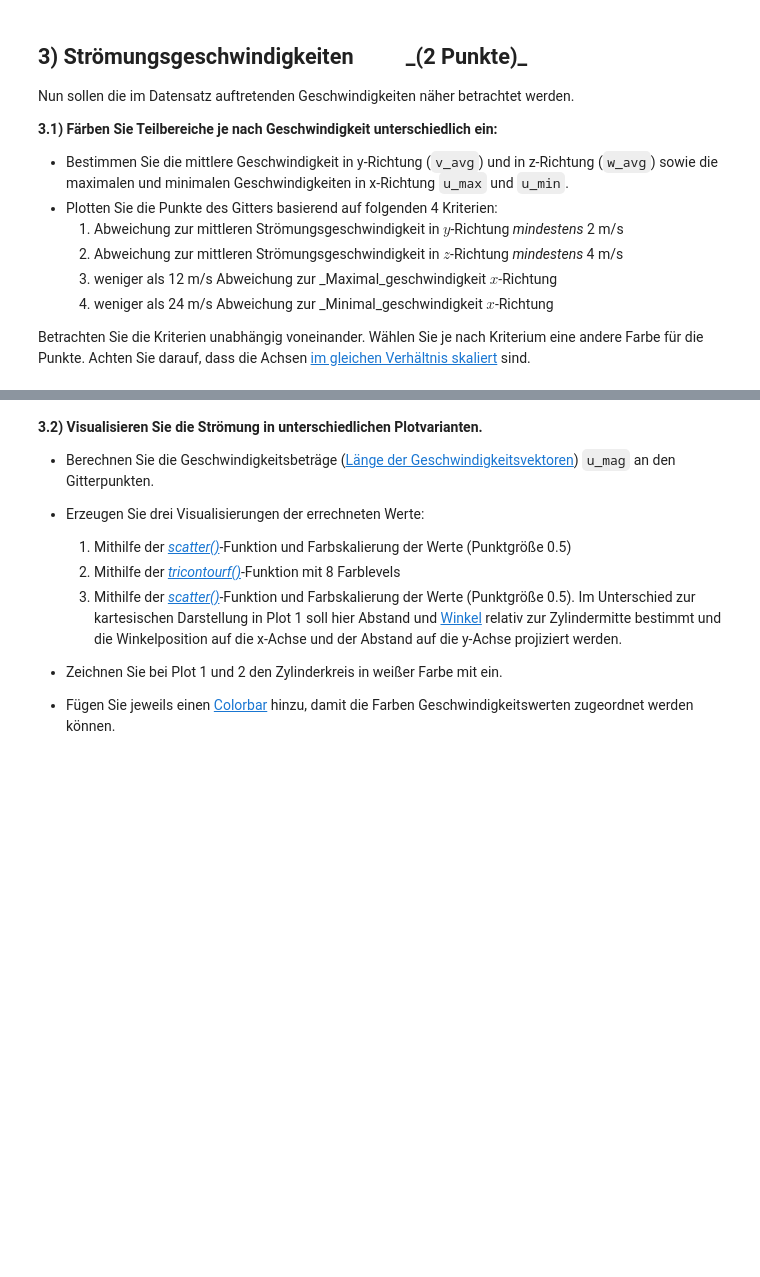
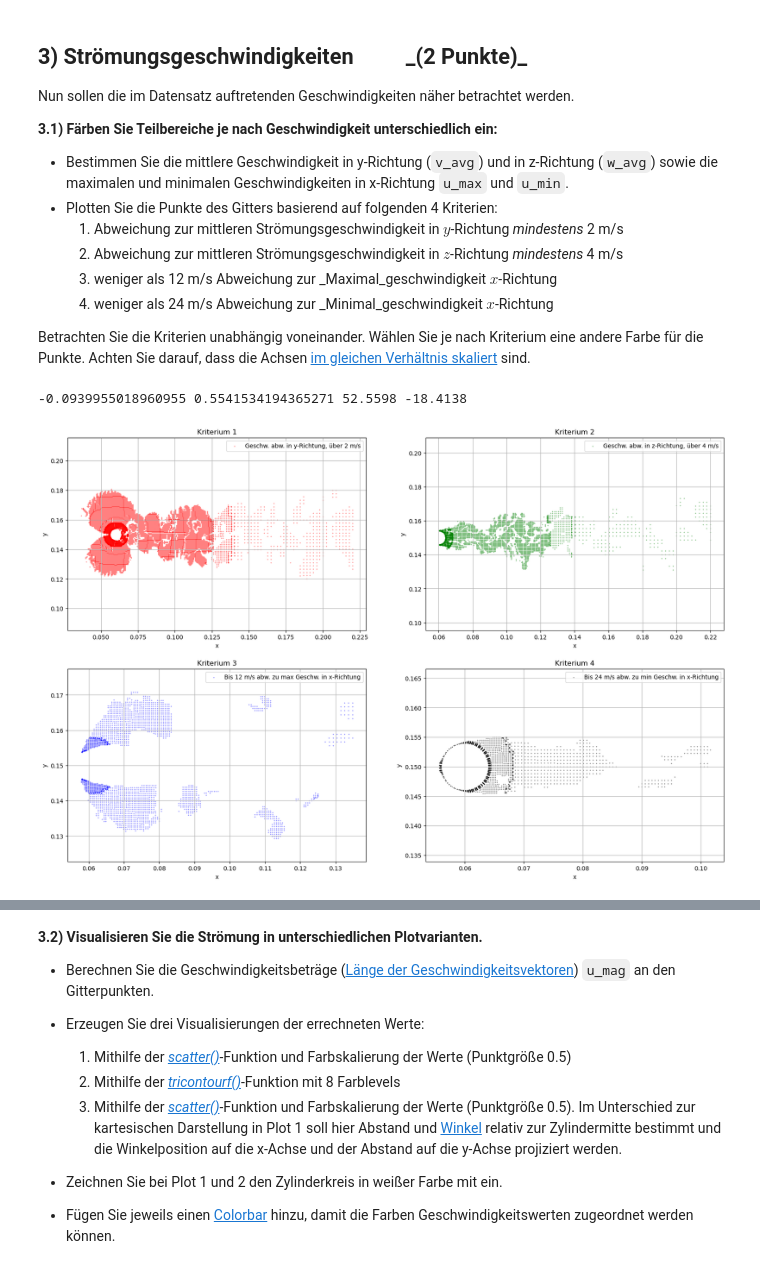
Before and after one commit to OYEMINE/Python-f-r-Ingenieure, a Jupyter notebook: PA3/PA3.ipynb, the cells around one changed output, grey strips where cells are left out. Cells and saved outputs as stored; diff of their text form; code cells hidden in the pictures; blank space fills up the shorter version.

```diff
--- a/PA3/PA3.ipynb
+++ b/PA3/PA3.ipynb
@@ -247,3 +251,83 @@ Wählen Sie je nach Kriterium eine andere Farbe für die Punkte.
 Achten Sie darauf, dass die Achsen [im gleichen Verhältnis skaliert](https://matplotlib.org/stable/gallery/subplots_axes_and_figures/axis_equal_demo.html#) sind.
 # %%
 # Hier eigenen Code schreiben ...
+
+# Bestimmung der Geschwindigkeitswerte
+v_avg = np.average(v)
+w_avg = np.average(w)
+u_max = np.max(u)
+u_min = np.min(u)
+print(v_avg, w_avg, u_max, u_min)
+
+# Grenzen der Kriterien erstellen
+krit1 = (v <= (v_avg - 2)) | (v >= (v_avg + 2))
+krit2 = (w <= (w_avg - 4)) | (w >= (w_avg + 4))
+krit3 = (u > (u_max - 12))
+krit4 = (u < (u_min + 24))
+
+
+# Grenzen auf das Gitter übertragen
+x_krit1 = x[krit1]
+y_krit1 = y[krit1]
+x_krit2 = x[krit2]
+y_krit2 = y[krit2]
+x_krit3 = x[krit3]
+y_krit3 = y[krit3]
+x_krit4 = x[krit4]
+y_krit4 = y[krit4]
+
+# Plotten der Gitter
+fig = plt.figure(figsize=(20, 13))
+
+# Plot für Kriterium 1
+ax1 = fig.add_subplot(2,2,1)
+ax1.scatter(x_krit1,y_krit1, marker=".", s=0.5, color = "red", label='Geschw. abw. in y-Richtung, über 2 m/s')
+ax1.set(title='Kriterium 1', xlabel='x', ylabel='y')
+ax1.axis("equal")
+ax1.legend()
+ax1.grid()
+
+# Plot für Kriterium 2
+ax2 = fig.add_subplot(2,2,2)
+ax2.scatter(x_krit2,y_krit2, marker=".", s=0.5, color = "green", label='Geschw. abw. in z-Richtung, über 4 m/s')
+ax2.set(title='Kriterium 2', xlabel='x', ylabel='y')
+ax2.axis("equal")
+ax2.legend()
+ax2.grid()
+
+# Plot für Kriterium 3
+ax3 = fig.add_subplot(2,2,3)
+ax3.scatter(x_krit3,y_krit3, marker=".", s=0.5, color = "blue", label='Bis 12 m/s abw. zu max Geschw. in x-Richtung')
+ax3.set(title='Kriterium 3', xlabel='x', ylabel='y')
+ax3.axis("equal")
+ax3.legend()
+ax3.grid()
+
+# Plot für Kriterium 4
+ax3 = fig.add_subplot(2,2,4)
+ax3.scatter(x_krit4,y_krit4, marker=".", s=0.5, color = "black", label='Bis 24 m/s abw. zu min Geschw. in x-Richtung')
+ax3.set(title='Kriterium 4', xlabel='x', ylabel='y')
+ax3.axis("equal")
+ax3.legend()
+ax3.grid()
+
+# Alle in einem Plotten
+
+fig_comb, ax = plt.subplots(figsize=(6, 4.5))
+
+ax.scatter(x_krit1, y_krit1, s=0.5, color="red", label="Kriterium 1")
+ax.scatter(x_krit2, y_krit2, s=0.5, color="green", label="Kriterium 2")
+ax.scatter(x_krit3, y_krit3, s=0.5, color="blue", label="Kriterium 3")
+ax.scatter(x_krit4, y_krit4, s=0.5, color="black", label="Kriterium 4")
+
+ax.set_title("Kombinierter Plot aller Kriterien")
+ax.set_xlabel("x")
+ax.set_ylabel("y")
+ax.axis("equal")
+ax.grid()
+ax.legend(markerscale=5)
+
+plt.show()
+# %% [output]
+-0.0939955018960955 0.5541534194365271 52.5598 -18.4138
+[figure, added]
```
Also changed, not shown: parts of 5 cells of this notebook.
